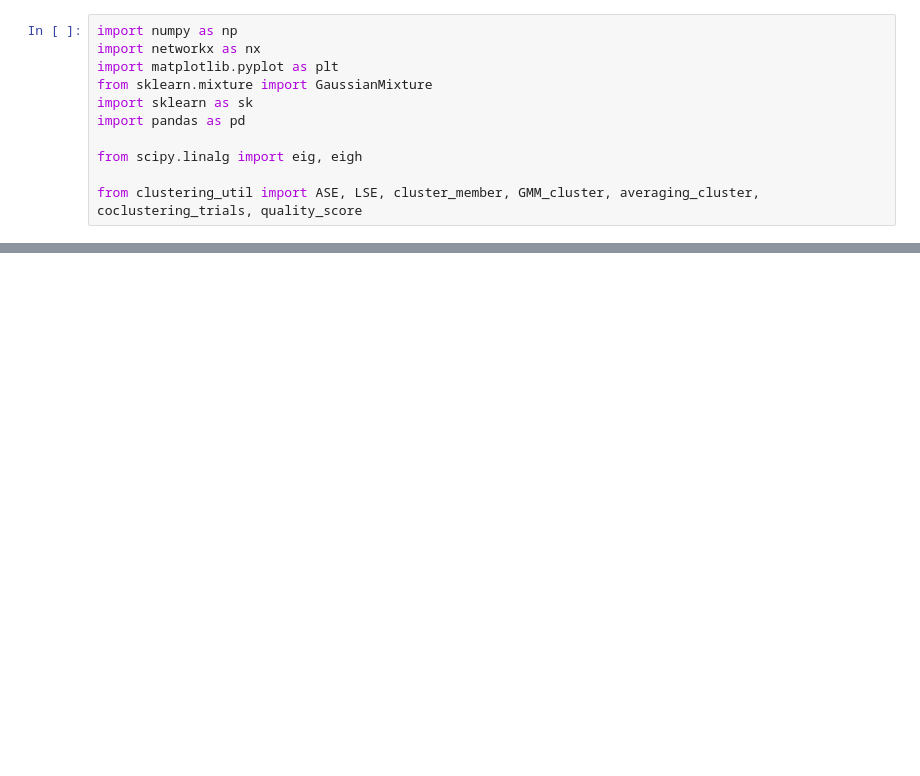
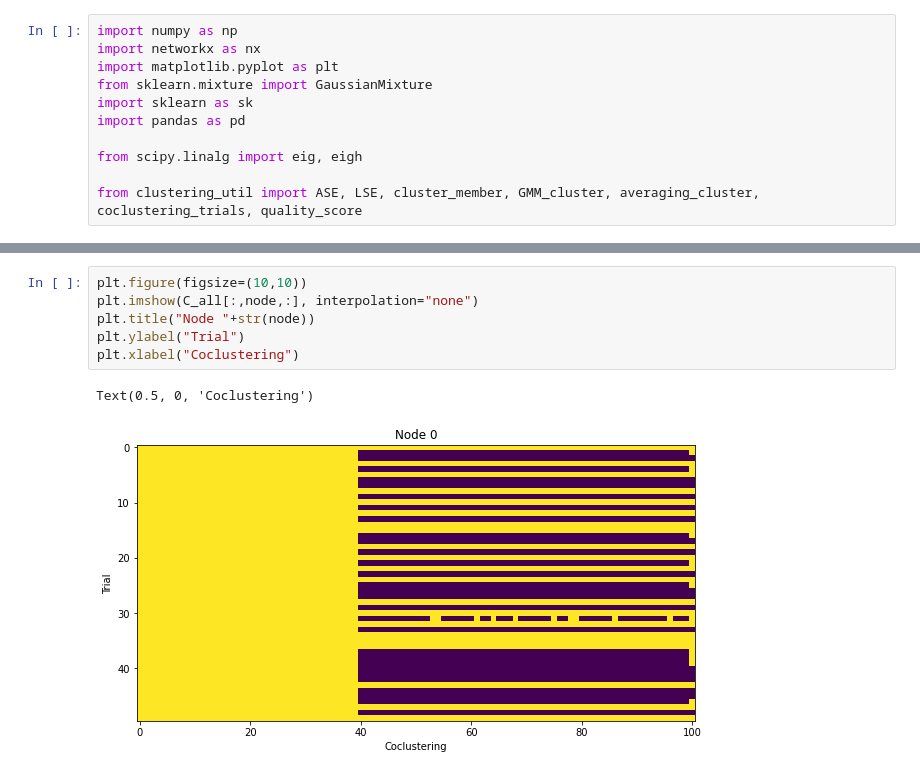
Before and after one commit to sekunder/clustering, a Jupyter notebook: Block model 2.ipynb, the cells around one changed output, grey strips where cells are left out. Saved outputs shown, nothing was run; the diff lists cells and outputs as text; blank space fills up the shorter version.

```diff
--- a/Block model 2.ipynb
+++ b/Block model 2.ipynb
@@ -11,0 +134,9 @@ from clustering_util import ASE, LSE, cluster_member, GMM_cluster, averaging_clu
+# %%
+plt.figure(figsize=(10,10))
+plt.imshow(C_all[:,node,:], interpolation="none")
+plt.title("Node "+str(node))
+plt.ylabel("Trial")
+plt.xlabel("Coclustering")
+# %% [output]
+Text(0.5, 0, 'Coclustering')
+[figure, added]
```
Also changed, not shown: parts of 11 cells of this notebook, 2 other files.
